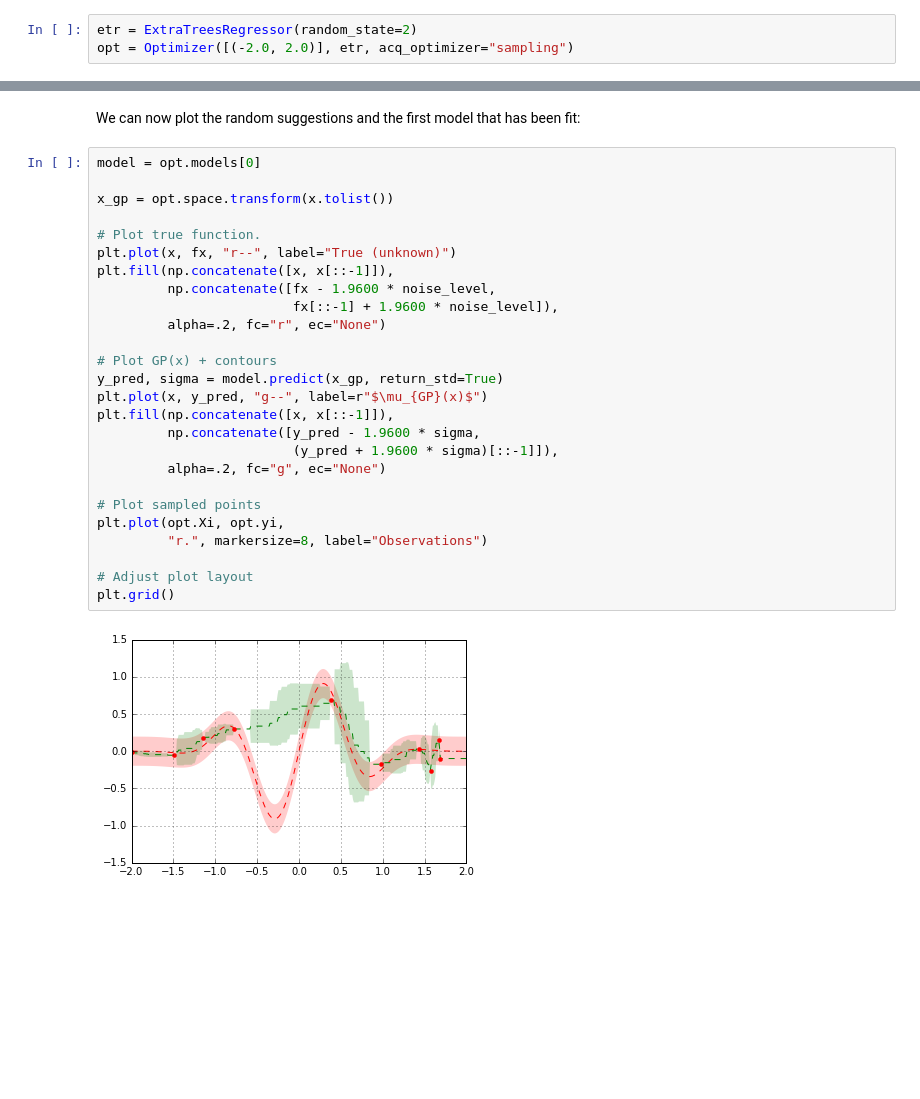
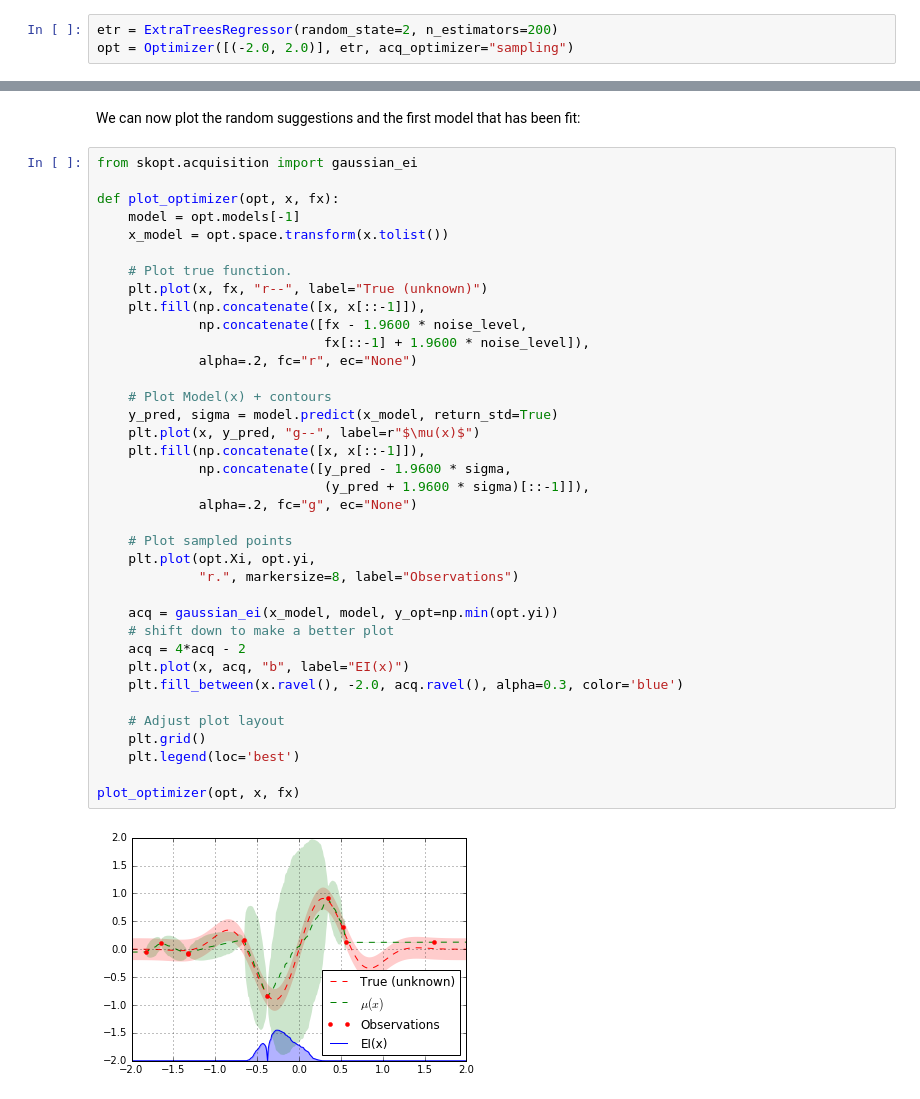
Before and after one commit to scikit-optimize/scikit-optimize, a Jupyter notebook: examples/ask-and-tell.ipynb, the cells around one changed output, grey strips where cells are left out. Drawn from its saved outputs; the diff is of its cells as text; blank space fills up the shorter version.

```diff
--- a/examples/ask-and-tell.ipynb
+++ b/examples/ask-and-tell.ipynb
@@ -65,7 +65,7 @@ Now we setup the `Optimizer` class. The arguments follow the meaning
 and naming of the `*_minimize()` functions. An important difference
 is that you do not pass the objective function to the optimizer.
 # %%
-etr = ExtraTreesRegressor(random_state=2)
+etr = ExtraTreesRegressor(random_state=2, n_estimators=200)
 opt = Optimizer([(-2.0, 2.0)], etr, acq_optimizer="sampling")
 # %% [markdown]
 To obtain a suggestion for the point at which to evaluate the objective
@@ -94,30 +94,41 @@ for i in range(9):
 # %% [markdown]
 We can now plot the random suggestions and the first model that has been fit:
 # %%
-model = opt.models[0]
+from skopt.acquisition import gaussian_ei
 
-x_gp = opt.space.transform(x.tolist())
+def plot_optimizer(opt, x, fx):
+    model = opt.models[-1]
+    x_model = opt.space.transform(x.tolist())
 
-# Plot true function.
-plt.plot(x, fx, "r--", label="True (unknown)")
-plt.fill(np.concatenate([x, x[::-1]]),
-         np.concatenate([fx - 1.9600 * noise_level,
-                         fx[::-1] + 1.9600 * noise_level]),
-         alpha=.2, fc="r", ec="None")
+    # Plot true function.
+    plt.plot(x, fx, "r--", label="True (unknown)")
+    plt.fill(np.concatenate([x, x[::-1]]),
+             np.concatenate([fx - 1.9600 * noise_level,
+                             fx[::-1] + 1.9600 * noise_level]),
+             alpha=.2, fc="r", ec="None")
 
-# Plot GP(x) + contours
-y_pred, sigma = model.predict(x_gp, return_std=True)
-plt.plot(x, y_pred, "g--", label=r"$\mu_{GP}(x)$")
-plt.fill(np.concatenate([x, x[::-1]]),
-         np.concatenate([y_pred - 1.9600 * sigma,
-                         (y_pred + 1.9600 * sigma)[::-1]]),
-         alpha=.2, fc="g", ec="None")
+    # Plot Model(x) + contours
+    y_pred, sigma = model.predict(x_model, return_std=True)
+    plt.plot(x, y_pred, "g--", label=r"$\mu(x)$")
+    plt.fill(np.concatenate([x, x[::-1]]),
+             np.concatenate([y_pred - 1.9600 * sigma,
+                             (y_pred + 1.9600 * sigma)[::-1]]),
+             alpha=.2, fc="g", ec="None")
 
-# Plot sampled points
-plt.plot(opt.Xi, opt.yi,
-         "r.", markersize=8, label="Observations")
+    # Plot sampled points
+    plt.plot(opt.Xi, opt.yi,
+             "r.", markersize=8, label="Observations")
 
-# Adjust plot layout
-plt.grid()
+    acq = gaussian_ei(x_model, model, y_opt=np.min(opt.yi))
+    # shift down to make a better plot
+    acq = 4*acq - 2
+    plt.plot(x, acq, "b", label="EI(x)")
+    plt.fill_between(x.ravel(), -2.0, acq.ravel(), alpha=0.3, color='blue')
+
+    # Adjust plot layout
+    plt.grid()
+    plt.legend(loc='best')
+
+plot_optimizer(opt, x, fx)
 # %% [output]
-[figure, old version]
+[figure, new version]
```
Also changed, not shown: parts of 6 cells of this notebook.
